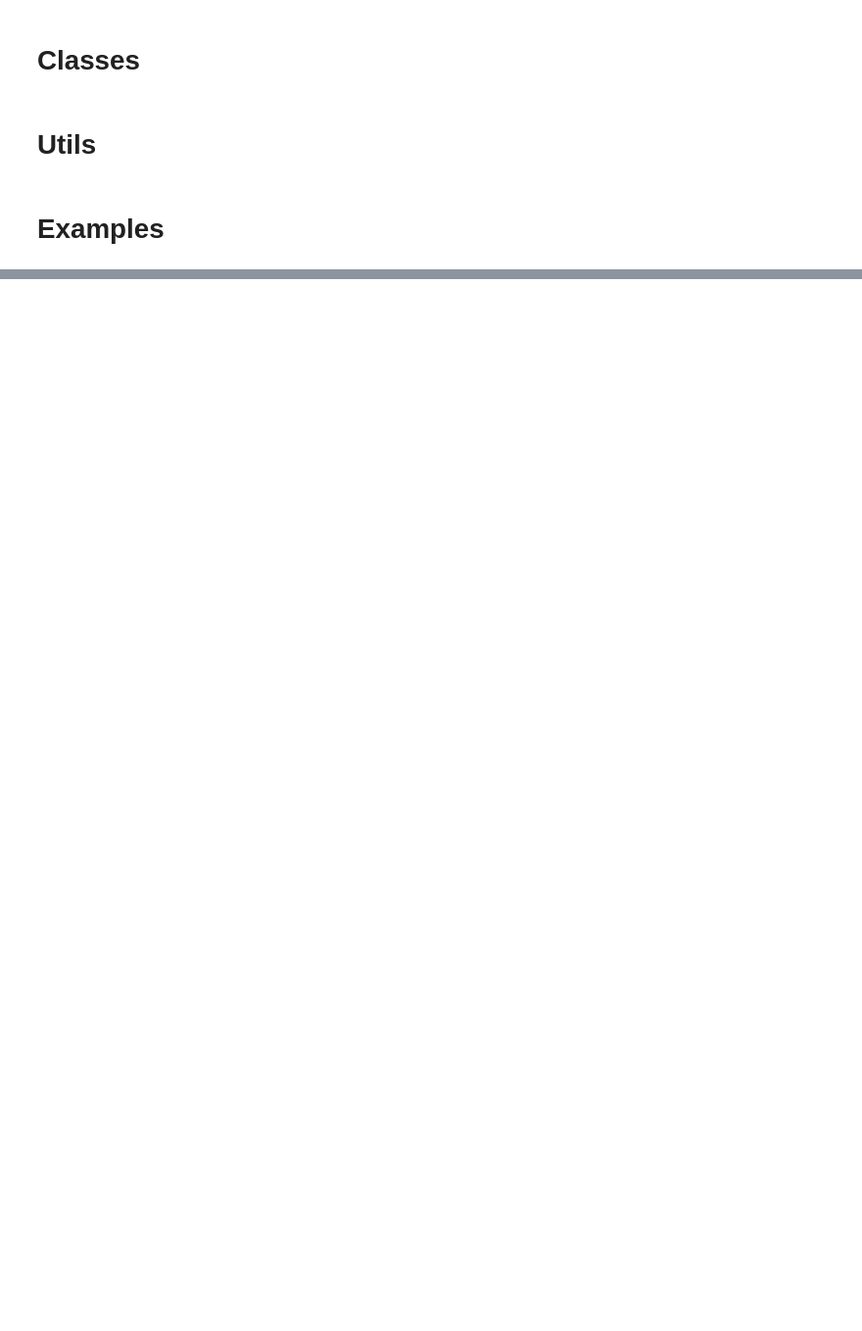
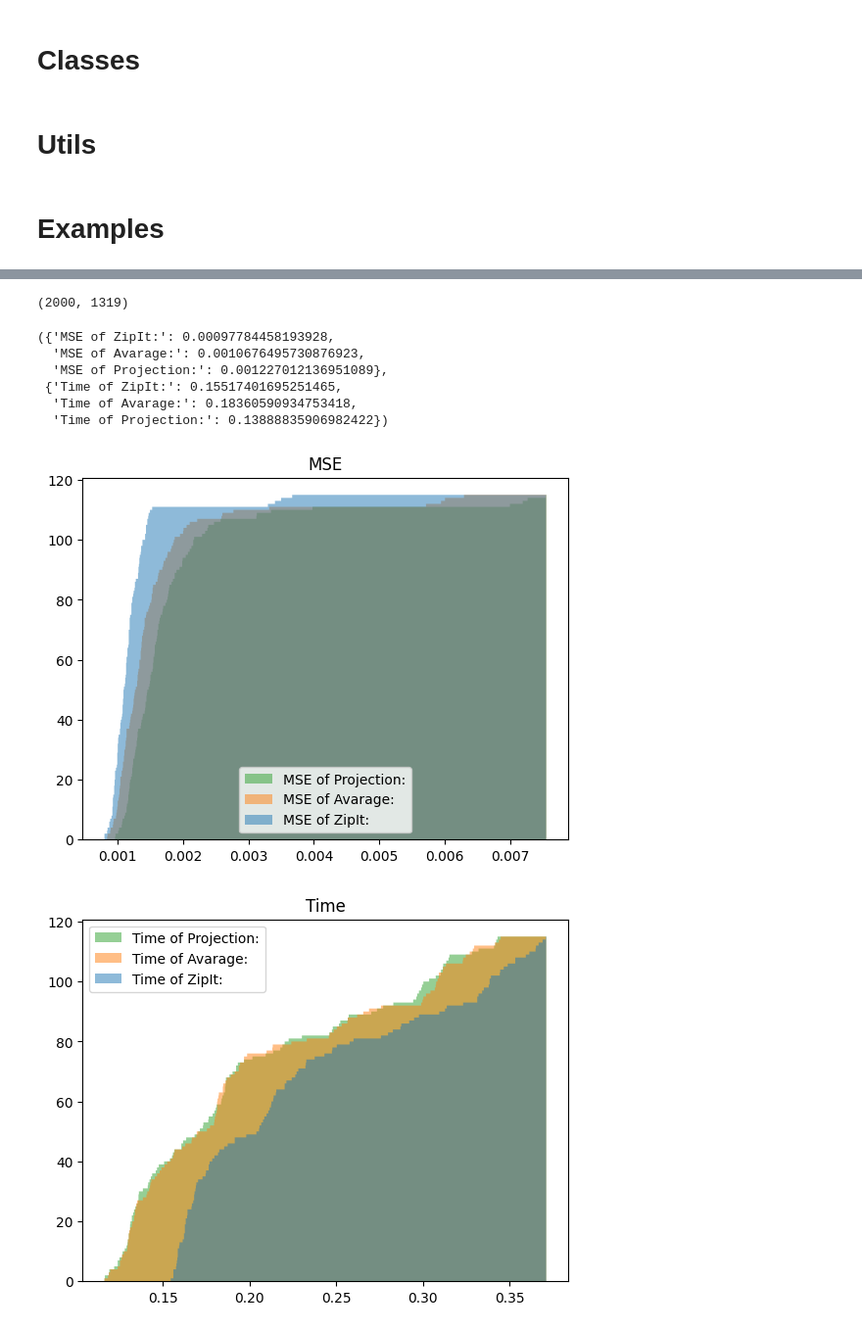
Before and after one commit to CTLab-ITMO/MoE_Optimization, a Jupyter notebook: merging/ZipIt_MSE.ipynb, the cells around one changed output, grey strips where cells are left out. Shown at 98% size. Saved outputs shown, nothing was run; the diff lists cells and outputs as text; code cells hidden in the pictures; blank space fills up the shorter version.

```diff
--- a/merging/ZipIt_MSE.ipynb
+++ b/merging/ZipIt_MSE.ipynb
@@ -305,0 +401,58 @@ find_mlp_mse_err_visual(n=100, hidden=400, out=100, type=VISUAL_TYPE_HIST_STACKE
+# %%
+# Use Logger to save inputs in mlp on train and test dataset
+logger = Logger(model.layers[0].mlp.shared_expert)
+model.layers[0].mlp.shared_expert = logger
+
+logger.xs = []
+for example in tqdm(train_data):
+    model.forward(tokenizer(example, return_tensors="pt")["input_ids"].to(device))
+input_train = logger.xs
+logger.xs = None
+
+logger.xs = []
+for example in tqdm(test_data):
+    model.forward(tokenizer(example, return_tensors="pt")["input_ids"].to(device))
+input_test = logger.xs
+logger.xs = None
+# %%
+len(input_train), len(input_test)
+# %% [output]
+(2000, 1319)
+# %%
+# Use fusion methods for MLP of model (by default - 0 and 1 experts)
+compare_fusions_error_and_time(model, input_train, input_test)
+# %% [output]
+({'MSE of ZipIt:': 0.00097784458193928,
+  'MSE of Avarage:': 0.0010676495730876923,
+  'MSE of Projection:': 0.001227012136951089},
+ {'Time of ZipIt:': 0.15517401695251465,
+  'Time of Avarage:': 0.18360590934753418,
+  'Time of Projection:': 0.13888835906982422})
+# %%
+all_means = defaultdict(list)
+all_times = defaultdict(list)
+
+k = 2
+# Use fusion methods for some pairs of experts
+for i in tqdm(range(0, len(model.layers[0].mlp.experts), 1)):
+    for j in range(i+1, min(i+k+1, len(model.layers[0].mlp.experts) - 1)):
+        means, times = compare_fusions_error_and_time(model, input_train, input_test, i, j)
+        for key in means.keys():
+            all_means[key].append(means[key])
+        for key in times.keys():
+            all_times[key].append(times[key])
+# %%
+keys = all_means.keys()
+
+plt.hist([all_means[key] for key in keys], bins=1000, histtype="stepfilled", cumulative=True, alpha=0.5, label=keys)
+plt.legend()
+plt.title("MSE")
+plt.show()
+keys = all_times.keys()
+plt.hist([all_times[key] for key in keys], bins=1000, histtype="stepfilled", cumulative=True, alpha=0.5, label=keys)
+plt.legend()
+plt.title("Time")
+pass
+# %% [output]
+[figure, added]
+[figure, added]
```
Also changed, not shown: parts of 31 cells of this notebook.
